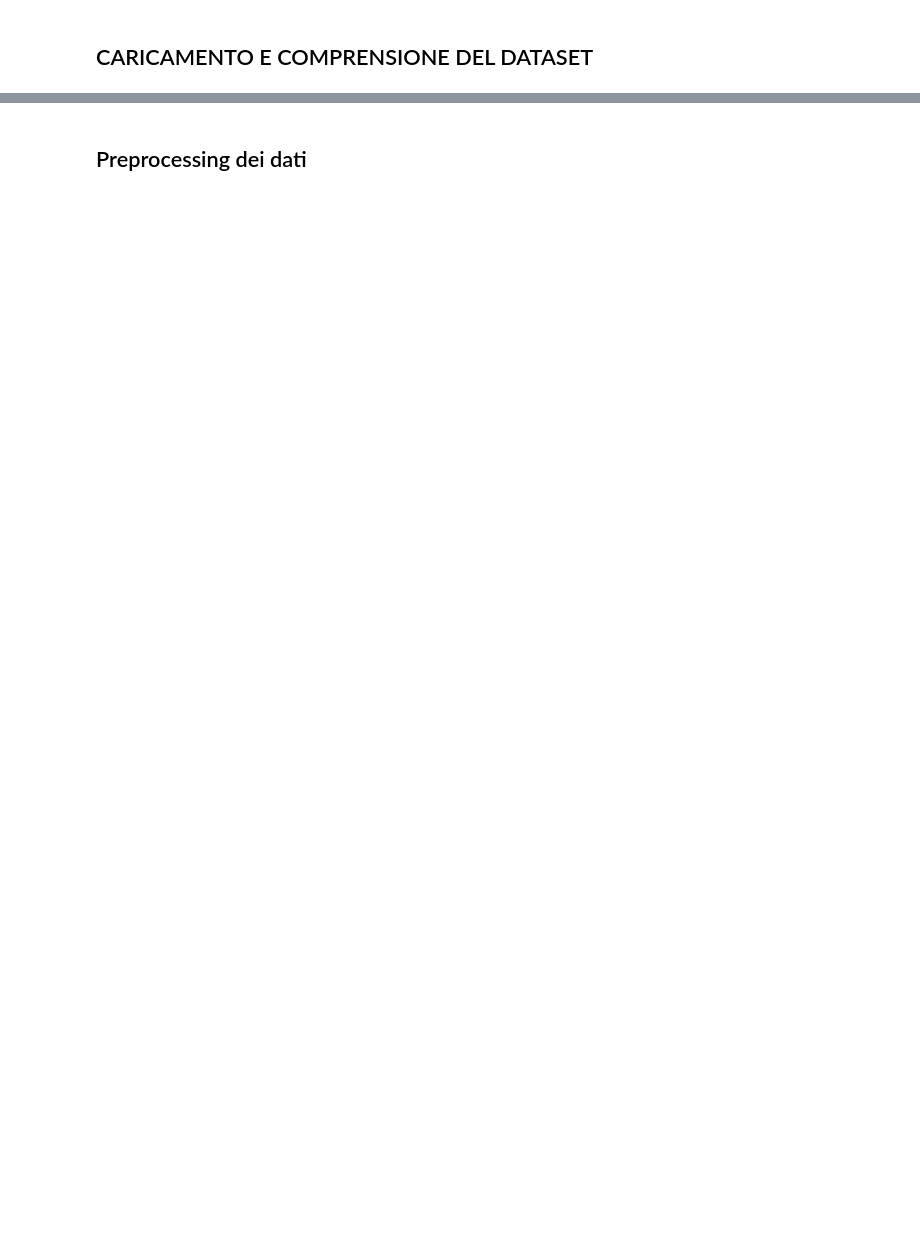
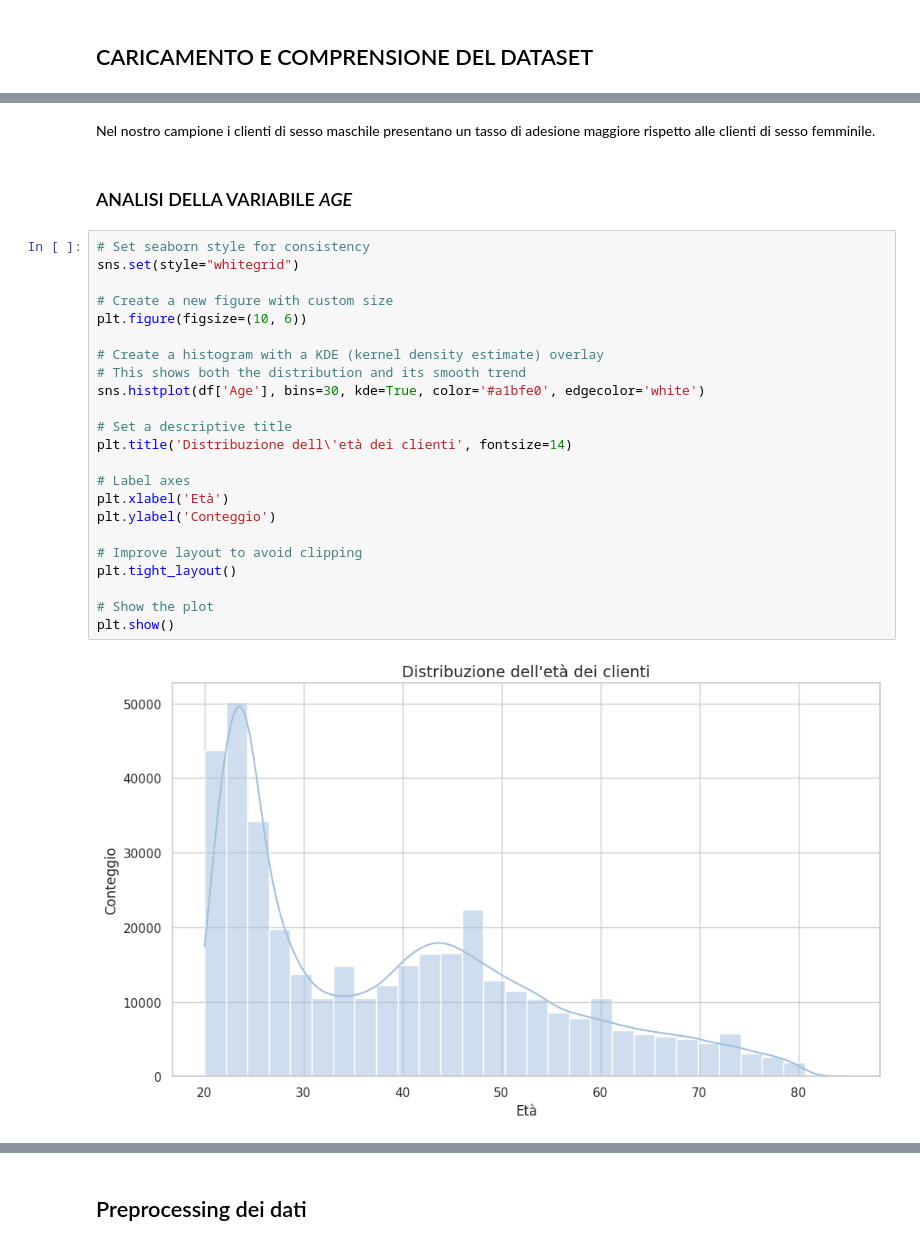
Before and after one commit to cdario79/CrossSellingAssicuratvo, a Jupyter notebook: Cross_Selling_Assicurativo.ipynb, the cells around one changed output, grey strips where cells are left out. Saved outputs shown, nothing was run; the diff lists cells and outputs as text; blank space fills up the shorter version.

```diff
--- a/Cross_Selling_Assicurativo.ipynb
+++ b/Cross_Selling_Assicurativo.ipynb
@@ -357,0 +321,29 @@ Nel tuo dataset:
+# %% [markdown]
+Nel nostro campione i clienti di sesso maschile presentano un tasso di adesione maggiore rispetto alle clienti di sesso femminile.
+# %% [markdown]
+### ANALISI DELLA VARIABILE *AGE*
+# %%
+# Set seaborn style for consistency
+sns.set(style="whitegrid")
+
+# Create a new figure with custom size
+plt.figure(figsize=(10, 6))
+
+# Create a histogram with a KDE (kernel density estimate) overlay
+# This shows both the distribution and its smooth trend
+sns.histplot(df['Age'], bins=30, kde=True, color='#a1bfe0', edgecolor='white')
+
+# Set a descriptive title
+plt.title('Distribuzione dell\'età dei clienti', fontsize=14)
+
+# Label axes
+plt.xlabel('Età')
+plt.ylabel('Conteggio')
+
+# Improve layout to avoid clipping
+plt.tight_layout()
+
+# Show the plot
+plt.show()
+# %% [output]
+[figure, added]
```
Also changed, not shown: parts of 143 cells of this notebook.
